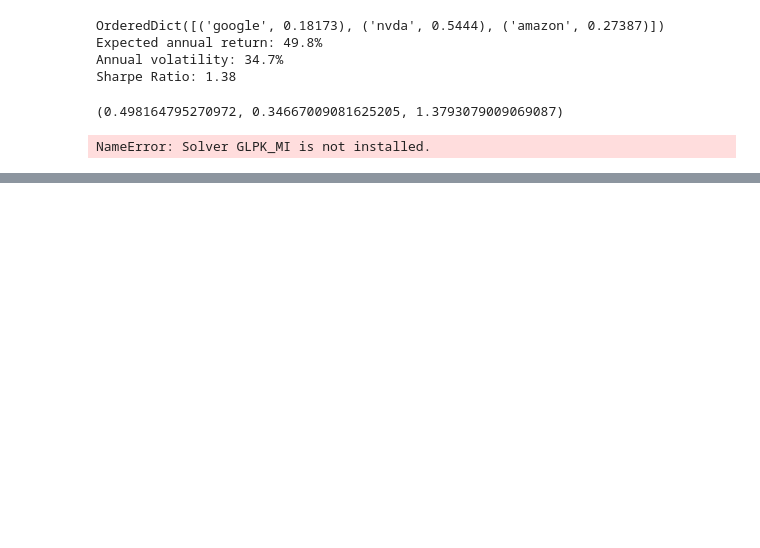
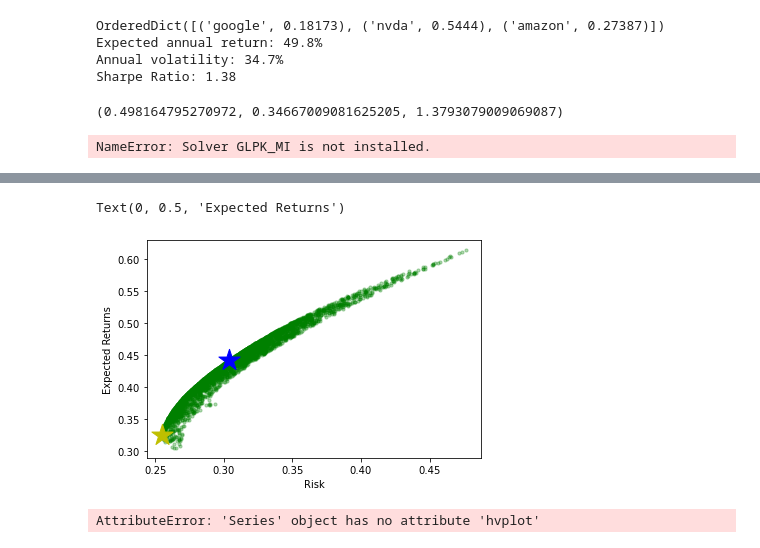
Before and after one commit to Aelrid/Project-Raw, a Jupyter notebook: eff_front.ipynb, the cells around one changed output, grey strips where cells are left out. Saved outputs shown, nothing was run; the diff lists cells and outputs as text; code cells hidden in the pictures; blank space fills up the shorter version.

```diff
--- a/eff_front.ipynb
+++ b/eff_front.ipynb
@@ -193,0 +232,14 @@ KeyError: 'Volatility'
+# %%
+## plotting the optimal portfolio and minimum volatility
+plt.scatter(revised_portfolio["Volatility"], revised_portfolio["Returns"],marker='o', s = 10,alpha = 0.3, c ="green")
+plt.scatter(min_vol_port[1],min_vol_port[0],c="y",marker="*",s=500)
+plt.scatter(optimal_risky_Portfolio[1],optimal_risky_Portfolio[0],c="b",marker="*",s=500)
+plt.xlabel("Risk")
+plt.ylabel("Expected Returns")
+# %% [output]
+Text(0, 0.5, 'Expected Returns')
+[figure, added]
+# %%
+optimal_risky_Portfolio.hvplot.scatter(x="Volatility",y="Returns",by="Returns",legend="top", height=400, width =400)
+# %% [output]
+AttributeError: 'Series' object has no attribute 'hvplot'
```
Also changed, not shown: parts of 8 cells of this notebook.
